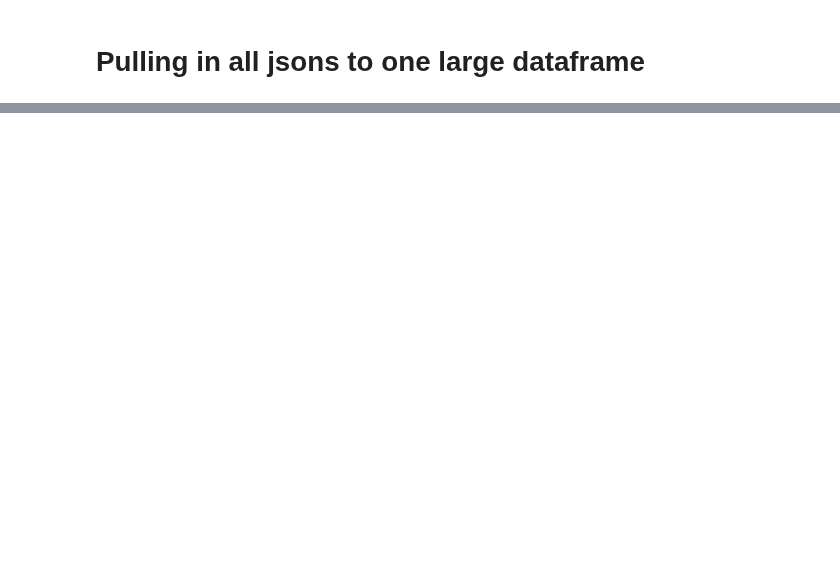
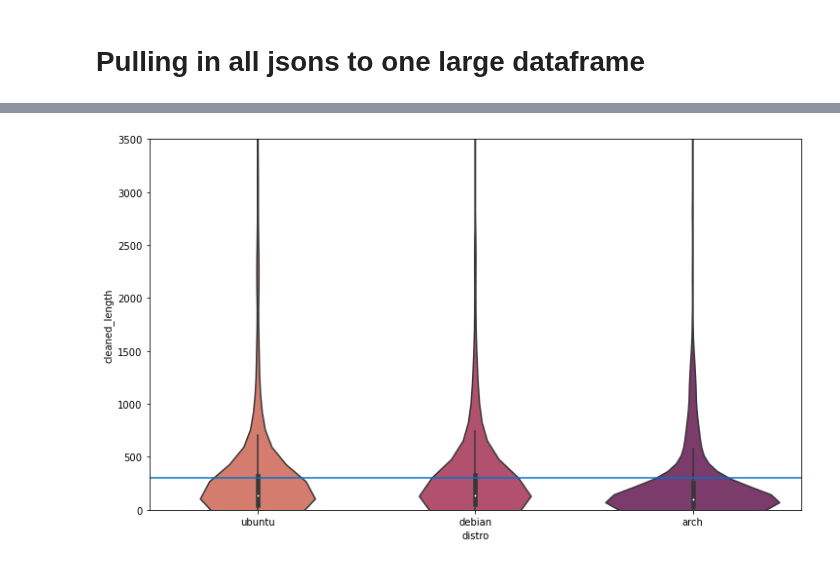
Before and after one commit to jemison-nlp-AnJeSt/github-NLP-project, a Jupyter notebook: andrew_working_file.ipynb, the cells around one changed output, grey strips where cells are left out. Drawn from its saved outputs; the diff is of its cells as text; code cells hidden in the pictures; blank space fills up the shorter version.

```diff
--- a/andrew_working_file.ipynb
+++ b/andrew_working_file.ipynb
@@ -564,3 +594,3 @@ debian_df
 # %%
 ubuntu_df = pd.read_json('ubuntu_data.json')
-ubuntu_df
+ubuntu_df['distro'] = "ubuntu"
@@ -584,0 +599,2 @@ master_list.to_csv('master_list.csv', index=False)
+# %%
+master_list = master_list.reset_index()
@@ -584,0 +625,5 @@ master_list.to_csv('master_list.csv', index=False)
+# %%
+master_list['cleaned_readme'] = master_list.readme_contents.apply(clean_data)
+master_list['cleaned_length'] = 0
+# %%
+master_list['cleaned_length'] = master_list.cleaned_readme.apply(len)
@@ -584,0 +654,9 @@ master_list.to_csv('master_list.csv', index=False)
+# %%
+# Visualizing the shape and stat of the data from Hypothesis number 1 to be tested.
+plt.figure(figsize=(12,7))
+sns.violinplot(data = master_list, y = 'cleaned_length', x = 'distro', palette = 'flare')
+plt.axhline(master_list.cleaned_length.mean(), color = '#0372CB')
+plt.ylim(0, 3500)
+plt.show()
+# %% [output]
+[figure, added]
```
Also changed, not shown: parts of 32 cells of this notebook, 1 other file.
